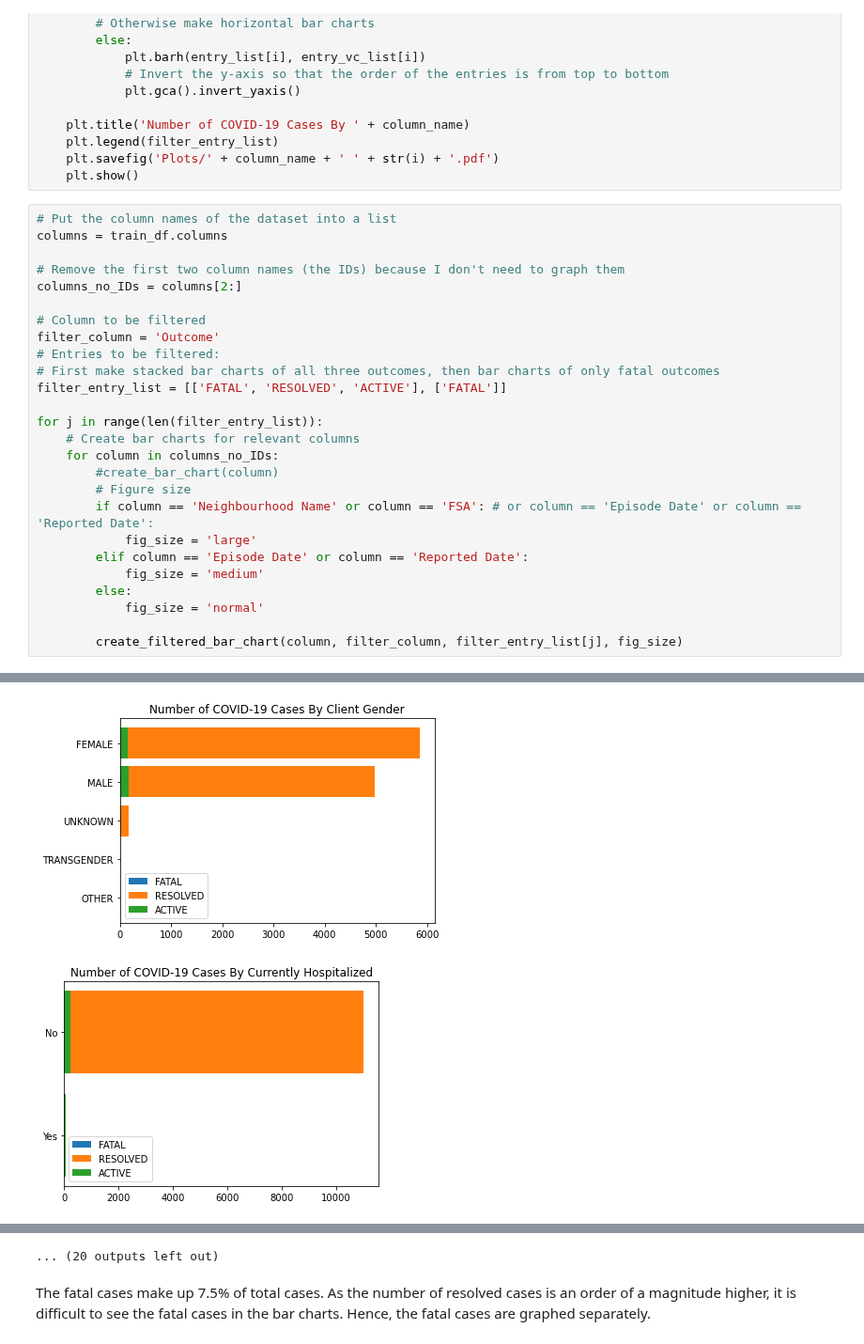
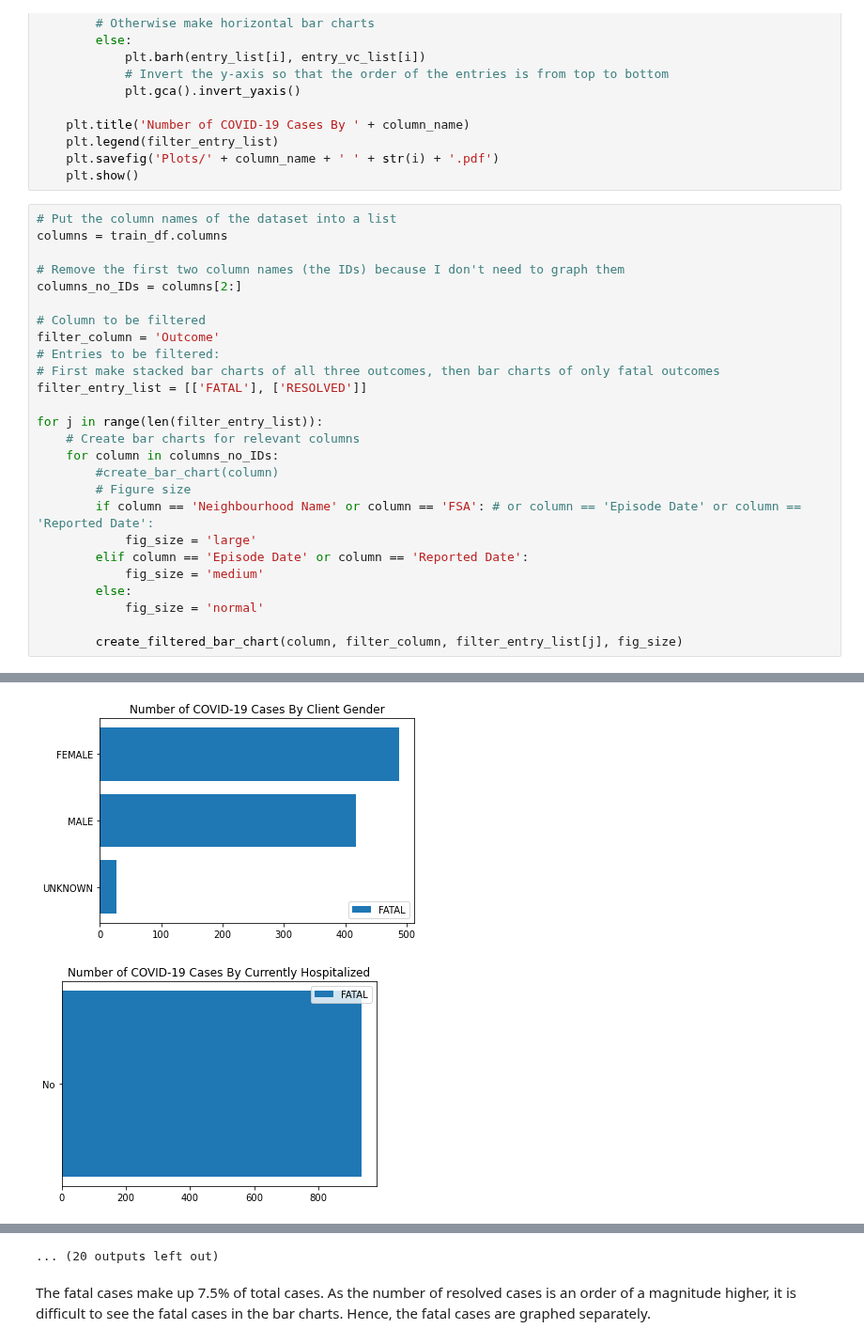
Before and after one commit to adrienne-siu/toronto_covid-19_cases_project, a Jupyter notebook: toronto_covid_notebook.ipynb, the cells around one changed output, grey strips where cells are left out. Shown at 94% size. Drawn from its saved outputs; the diff is of its cells as text.

Commit message:
Works up until Out[88]. Produced graphs for fatal and resolved cases separately. Ignoring active cases.

```diff
--- a/toronto_covid_notebook.ipynb
+++ b/toronto_covid_notebook.ipynb
@@ -227,7 +237,7 @@ columns_no_IDs = columns[2:]
 filter_column = 'Outcome'
 # Entries to be filtered:
 # First make stacked bar charts of all three outcomes, then bar charts of only fatal outcomes
-filter_entry_list = [['FATAL', 'RESOLVED', 'ACTIVE'], ['FATAL']]
+filter_entry_list = [['FATAL'], ['RESOLVED']]
 
 for j in range(len(filter_entry_list)):
     # Create bar charts for relevant columns
@@ -254,2 +264,2 @@ for j in range(len(filter_entry_list)):
-[figure, old version]
+[figure, new version]
-[figure, old version]
+[figure, new version]
```
Also changed, not shown: parts of 4 cells of this notebook.
